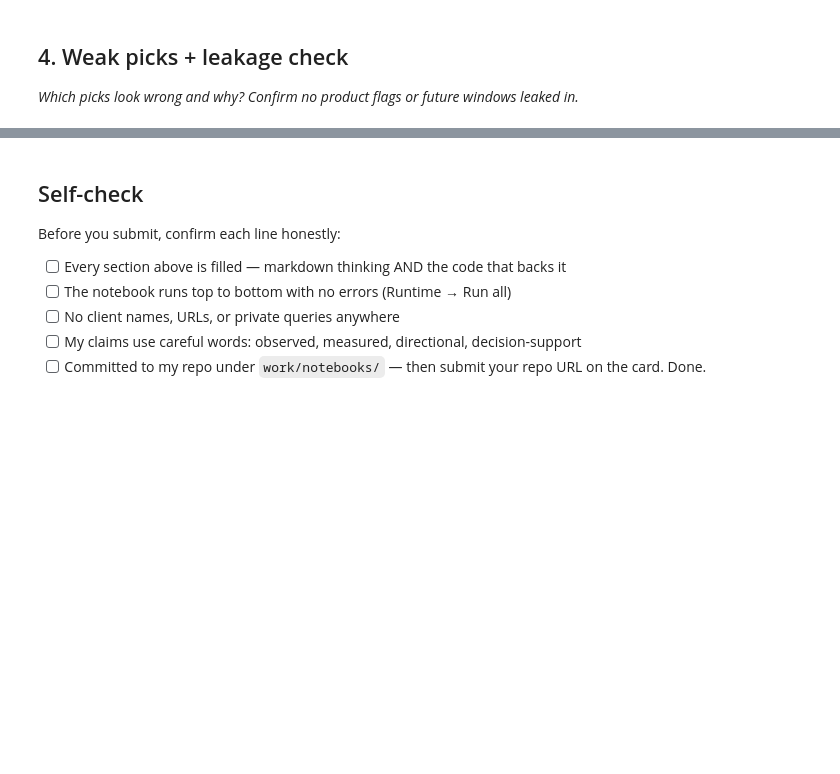
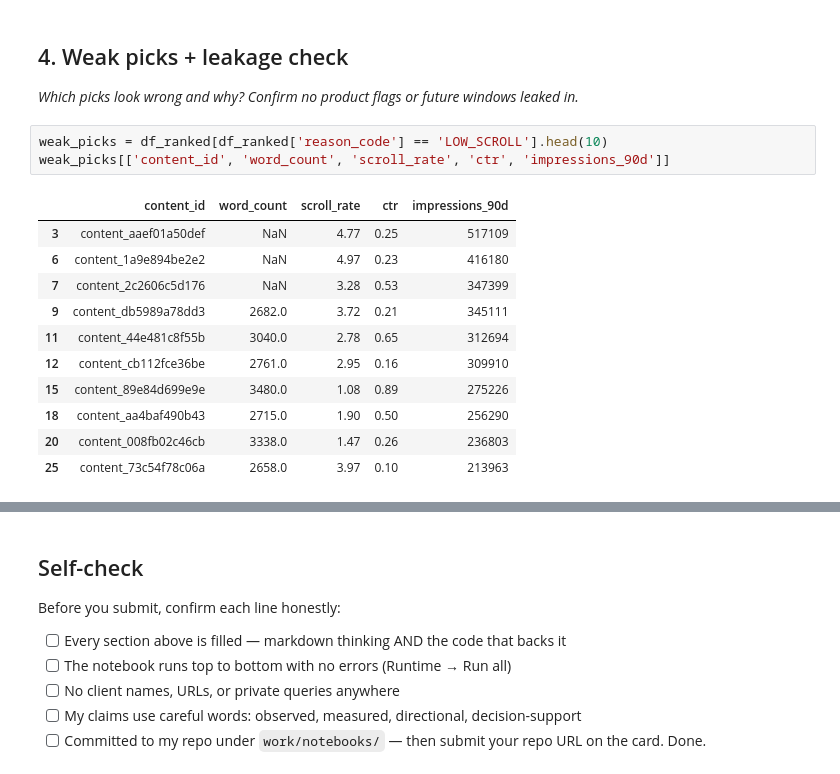
Before and after one commit to QasimNaveed-stack/flyrank-ml-internship, a Jupyter notebook: work/notebooks/w04_baseline_score.ipynb, the cells around one changed output, grey strips where cells are left out. Saved outputs shown, nothing was run; the diff lists cells and outputs as text; blank space fills up the shorter version.

```diff
--- a/work/notebooks/w04_baseline_score.ipynb
+++ b/work/notebooks/w04_baseline_score.ipynb
@@ -71,3 +267,18 @@ The rule is based on historical metrics that are available before making a refre
 ## 4. Weak picks + leakage check
 
 *Which picks look wrong and why? Confirm no product flags or future windows leaked in.*
+# %%
+weak_picks = df_ranked[df_ranked['reason_code'] == 'LOW_SCROLL'].head(10)
+weak_picks[['content_id', 'word_count', 'scroll_rate', 'ctr', 'impressions_90d']]
+# %% [output]
+|  | content_id | word_count | scroll_rate | ctr | impressions_90d |
+| 3 | content_aaef01a50def | NaN | 4.77 | 0.25 | 517109 |
+| 6 | content_1a9e894be2e2 | NaN | 4.97 | 0.23 | 416180 |
+| 7 | content_2c2606c5d176 | NaN | 3.28 | 0.53 | 347399 |
+| 9 | content_db5989a78dd3 | 2682.0 | 3.72 | 0.21 | 345111 |
+| 11 | content_44e481c8f55b | 3040.0 | 2.78 | 0.65 | 312694 |
+| 12 | content_cb112fce36be | 2761.0 | 2.95 | 0.16 | 309910 |
+| 15 | content_89e84d699e9e | 3480.0 | 1.08 | 0.89 | 275226 |
+| 18 | content_aa4baf490b43 | 2715.0 | 1.90 | 0.50 | 256290 |
+| 20 | content_008fb02c46cb | 3338.0 | 1.47 | 0.26 | 236803 |
+| 25 | content_73c54f78c06a | 2658.0 | 3.97 | 0.10 | 213963 |
```
Also changed, not shown: parts of 22 cells of this notebook.
